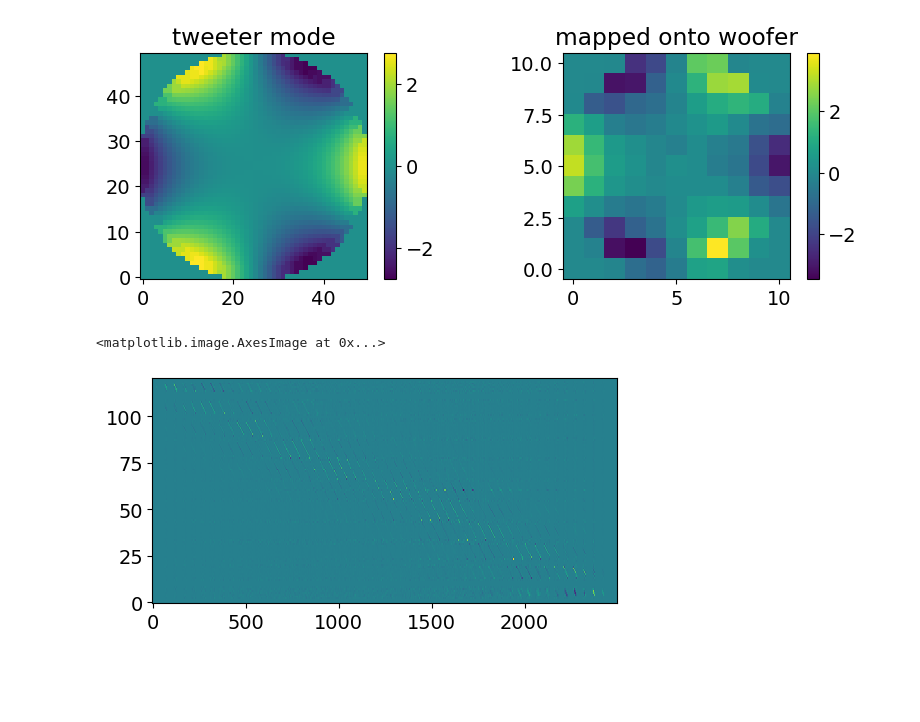
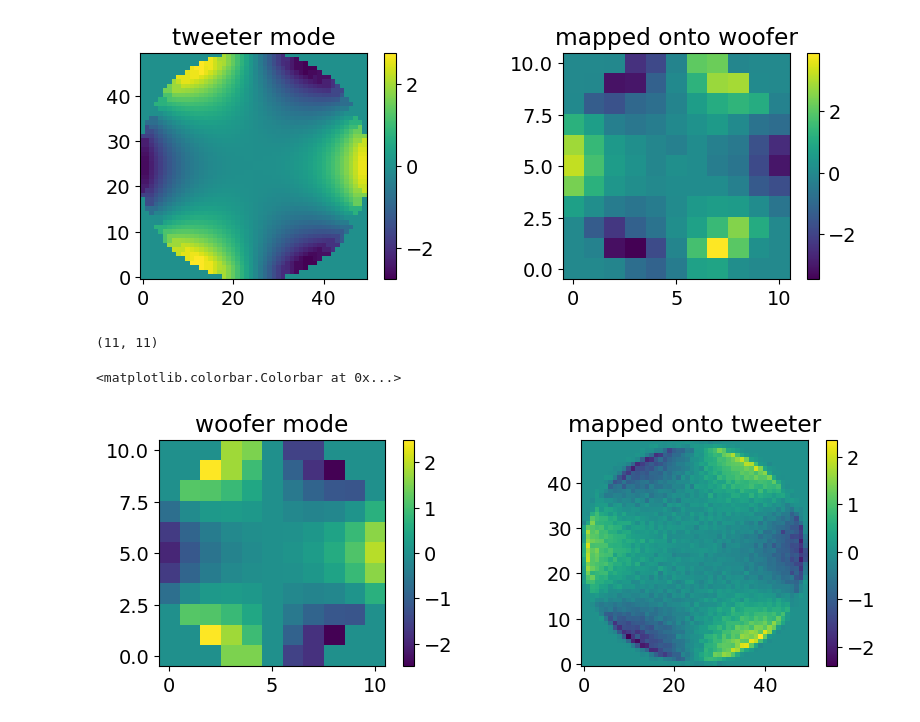
Before and after one commit to magao-x/magpyx, a Jupyter notebook: notebooks/woofer_tweeter_offloading_dev.ipynb, the cells around one changed output. Cells and saved outputs as stored; diff of their text form; code cells hidden in the pictures; blank space fills up the shorter version.

Commit message:
add woofer->tweeter option

```diff
--- a/notebooks/woofer_tweeter_offloading_dev.ipynb
+++ b/notebooks/woofer_tweeter_offloading_dev.ipynb
@@ -182,8 +184,3 @@ fig.colorbar(im, ax=axes[1])
 [figure]
 # %%
 fits.writeto('WT_matrix_test.fits', wt_matrix.T)
-# %%
-plt.imshow(fits.open('/home/kvangorkom/wt_test.fits')[0].data.T, aspect=10)
-# %% [output]
-<matplotlib.image.AxesImage at 0x...>
-[figure, removed]
@@ -189,0 +189,24 @@ plt.imshow(fits.open('/home/kvangorkom/wt_test.fits')[0].data.T, aspect=10)
+# %%
+wt_matrix = woofer_tweeter_offload.compute_woofer_tweeter_matrix(respM_woofer.reshape(respM_woofer.shape[0], -1).T,
+                                          respM_tweeter.reshape(respM_tweeter.shape[0], -1).T,
+                                          n_threshold=1500)[0].T
+# %%
+with fits.open('/opt/MagAOX/calib/dm/alpao_bax150/zbasis.fits') as f:
+    woofer_basis = f[0].data
+# %%
+woofer_basis[8].shape
+# %% [output]
+(11, 11)
+# %%
+fig, axes = plt.subplots(1, 2, figsize=(10,3))
+
+idx = 8
+im = axes[0].imshow(woofer_basis[idx])
+axes[0].set_title('woofer mode')
+fig.colorbar(im, ax=axes[0])
+im = axes[1].imshow(np.dot(woofer_basis[idx].flatten(), wt_matrix).reshape((50,50)))
+axes[1].set_title('mapped onto tweeter')
+fig.colorbar(im, ax=axes[1])
+# %% [output]
+<matplotlib.colorbar.Colorbar at 0x...>
+[figure, added]
```
Also changed, not shown: parts of 2 cells of this notebook, 1 other file.
